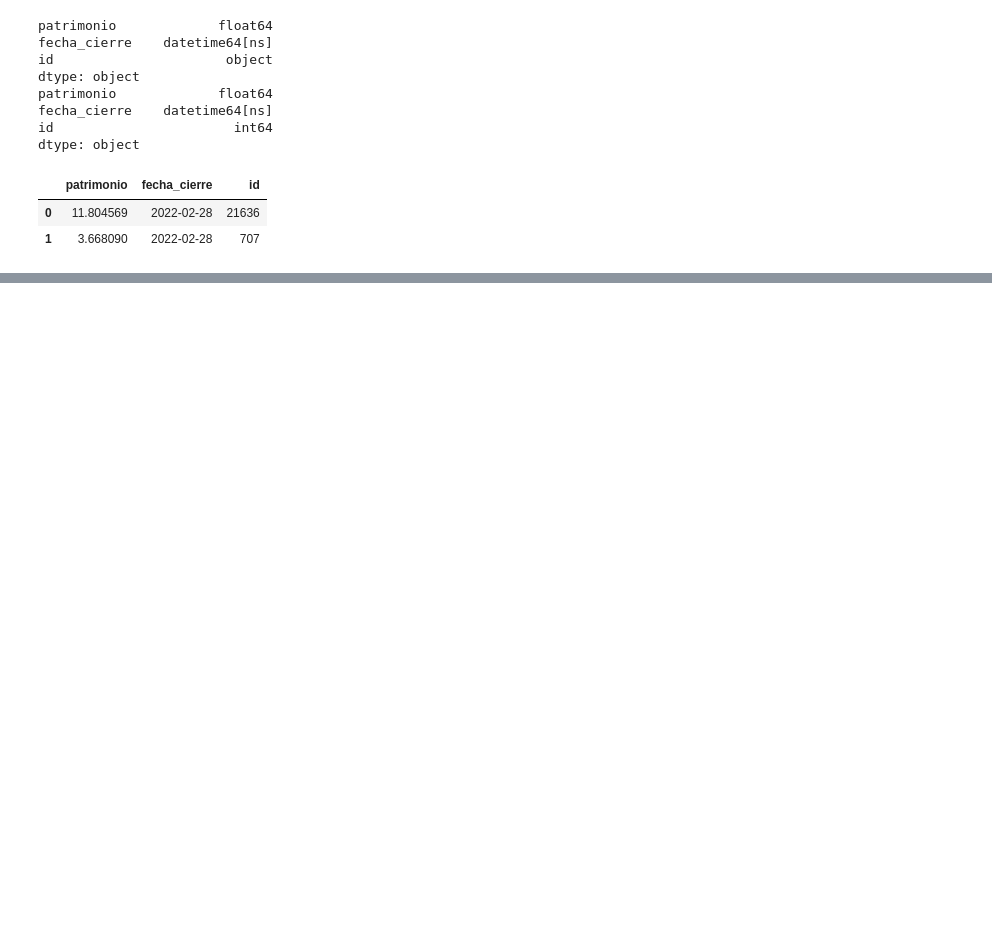
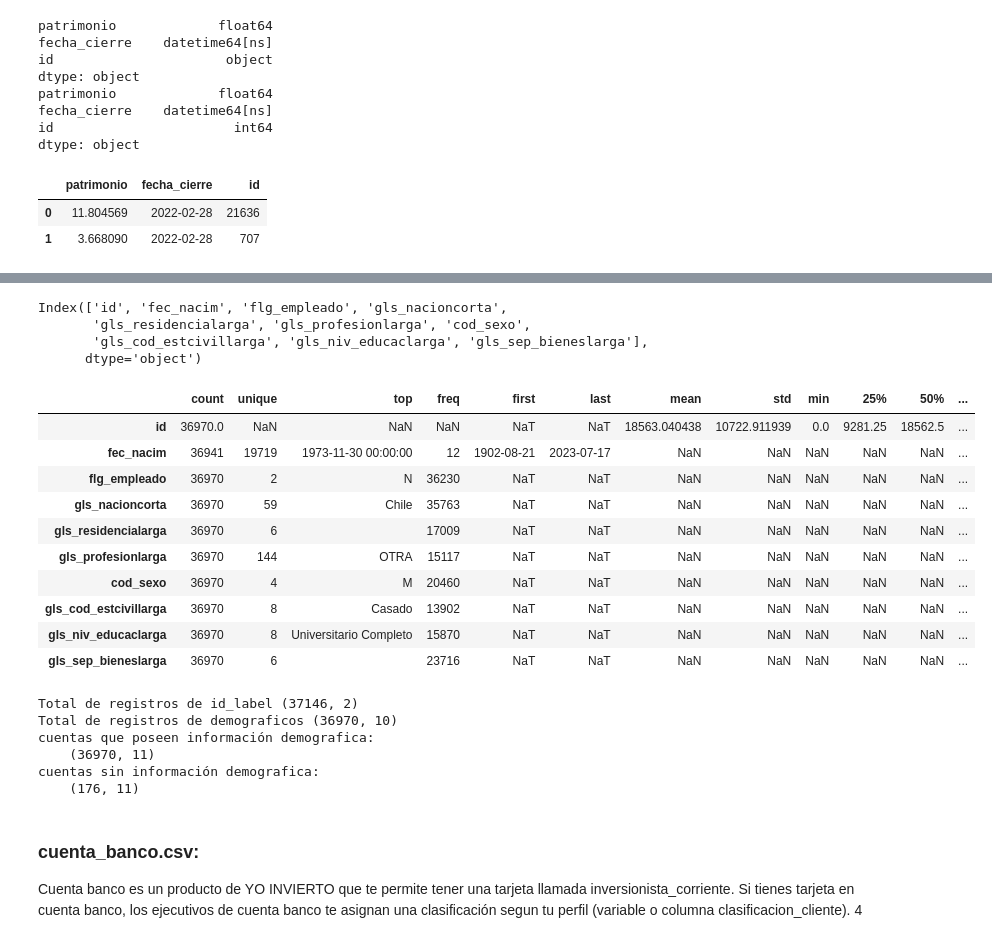
Before and after one commit to rolftb/fuga-clientes-insitucion-finaciera, a Jupyter notebook: Desarrollo.ipynb, the cells around one changed output, grey strips where cells are left out. Cells and saved outputs as stored; diff of their text form; code cells hidden in the pictures; blank space fills up the shorter version.

Commit message:
Descripción inicial de los dataframes

```diff
--- a/Desarrollo.ipynb
+++ b/Desarrollo.ipynb
@@ -298,0 +338,48 @@ Timestamp('2023-02-28 00:00:00')
+# %%
+demograficos.columns
+# %% [output]
+Index(['id', 'fec_nacim', 'flg_empleado', 'gls_nacioncorta',
+       'gls_residencialarga', 'gls_profesionlarga', 'cod_sexo',
+       'gls_cod_estcivillarga', 'gls_niv_educaclarga', 'gls_sep_bieneslarga'],
+      dtype='object')
+# %%
+demograficos.describe(include="all").T
+# %% [output]
+|  | count | unique | top | freq | first | last | mean | std | min | 25% | 50% | ... |
+| id | 36970.0 | NaN | NaN | NaN | NaT | NaT | 18563.040438 | 10722.911939 | 0.0 | 9281.25 | 18562.5 | ... |
+| fec_nacim | 36941 | 19719 | 1973-11-30 00:00:00 | 12 | 1902-08-21 | 2023-07-17 | NaN | NaN | NaN | NaN | NaN | ... |
+| flg_empleado | 36970 | 2 | N | 36230 | NaT | NaT | NaN | NaN | NaN | NaN | NaN | ... |
+| gls_nacioncorta | 36970 | 59 | Chile | 35763 | NaT | NaT | NaN | NaN | NaN | NaN | NaN | ... |
+| gls_residencialarga | 36970 | 6 |  | 17009 | NaT | NaT | NaN | NaN | NaN | NaN | NaN | ... |
+| gls_profesionlarga | 36970 | 144 | OTRA | 15117 | NaT | NaT | NaN | NaN | NaN | NaN | NaN | ... |
+| cod_sexo | 36970 | 4 | M | 20460 | NaT | NaT | NaN | NaN | NaN | NaN | NaN | ... |
+| gls_cod_estcivillarga | 36970 | 8 | Casado | 13902 | NaT | NaT | NaN | NaN | NaN | NaN | NaN | ... |
+| gls_niv_educaclarga | 36970 | 8 | Universitario Completo | 15870 | NaT | NaT | NaN | NaN | NaN | NaN | NaN | ... |
+| gls_sep_bieneslarga | 36970 | 6 |  | 23716 | NaT | NaT | NaN | NaN | NaN | NaN | NaN | ... |
+# %%
+
+df_merge = \
+    pd.merge(id_label,demograficos,how="left", on= "id")
+print(
+f"""
+Total de registros de id_label {id_label.shape}
+Total de registros de demograficos {demograficos.shape}
+Cuentas que poseen información demografica:
+    {df_merge[df_merge.cod_sexo.notnull()].shape}
+Cuentas sin información demografica:
+    {df_merge[df_merge.cod_sexo.notnull() == False].shape}
+""")
+# %% [output]
+Total de registros de id_label (37146, 2)
+Total de registros de demograficos (36970, 10)
+cuentas que poseen información demografica:
+    (36970, 11)
+cuentas sin información demografica:
+    (176, 11)
+# %% [markdown]
+### cuenta_banco.csv:
+Cuenta banco es un producto de YO INVIERTO
+que te permite tener una tarjeta llamada inversionista_corriente. Si
+tienes tarjeta en cuenta banco, los ejecutivos de cuenta banco te asignan
+una clasificación segun tu perfil (variable o columna clasificacion_cliente).
+4
```
Also changed, not shown: parts of 26 cells of this notebook.
